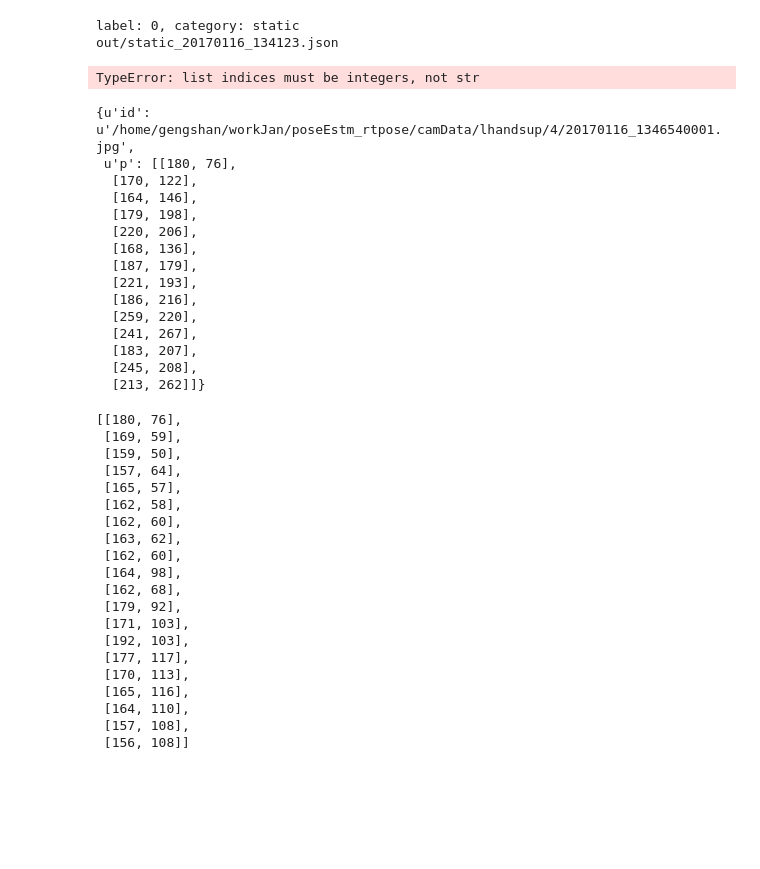
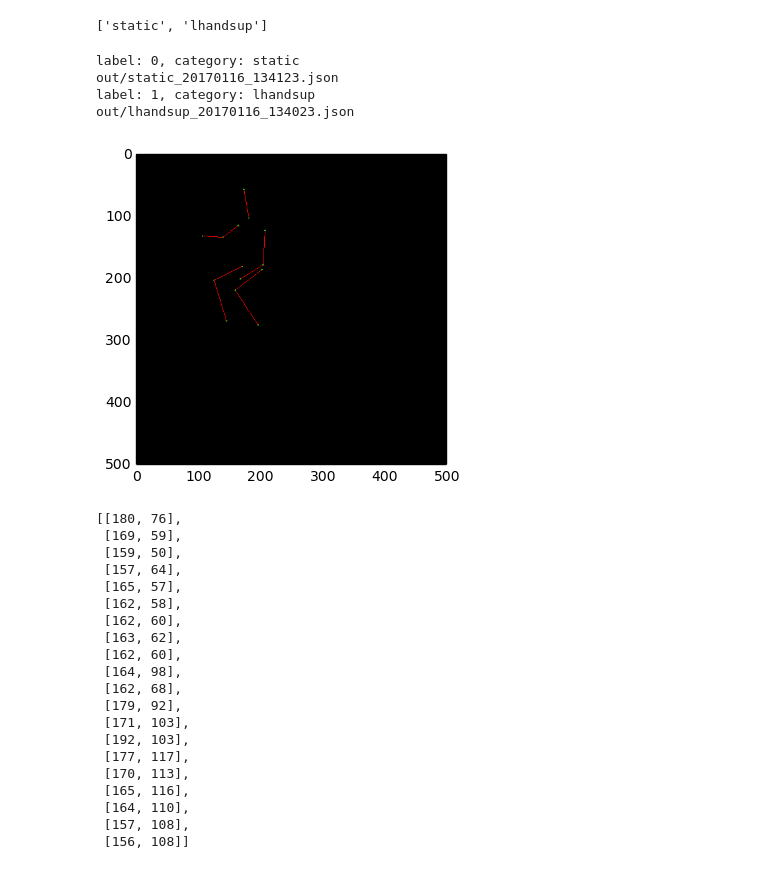
Before and after one commit to gengshan-y/dyn_pose, a Jupyter notebook: norm.ipynb, the cells around one changed output. Cells and saved outputs as stored; diff of their text form; code cells hidden in the pictures; blank space fills up the shorter version.

Commit message:
change to varying len input and +1 label

```diff
--- a/norm.ipynb
+++ b/norm.ipynb
@@ -10,6 +18,10 @@ cates = set([x.split('_')[0] for x in flist])
 data={}
 for cate in cates:
     data[cate] = glob.glob(data_path + '/' + cate + '*.json' )
+# %%
+data.keys()
+# %% [output]
+['static', 'lhandsup']
 # %%
 trainX = []
 trainY = []
@@ -18,28 +30,16 @@ for idx, k in enumerate(data.keys()):
     # for each class
     for it in data[k]:
         print it
-        xt = json.load(open(it, 'r'))['p']
+        xt = [x['p'] for x in json.load(open(it, 'r'))]
 # %% [output]
 label: 0, category: static
 out/static_20170116_134123.json
+label: 1, category: lhandsup
+out/lhandsup_20170116_134023.json
-TypeError: list indices must be integers, not str
-# %%
-xt[0]
-# %% [output]
-{u'id': u'/home/gengshan/workJan/poseEstm_rtpose/camData/lhandsup/4/20170116_1346540001.jpg',
- u'p': [[180, 76],
-  [170, 122],
-  [164, 146],
-  [179, 198],
-  [220, 206],
-  [168, 136],
-  [187, 179],
-  [221, 193],
-  [186, 216],
-  [259, 220],
-  [241, 267],
-  [183, 207],
-  [245, 208],
-  [213, 262]]}
+# %%
+for i,x in enumerate(xt):
+    pose2Img2(x,i)
+# %% [output]
+[figure, added]
 # %%
 def pose2Img2(framePose, it):
```
Also changed, not shown: parts of 2 cells of this notebook, 28 other files.
